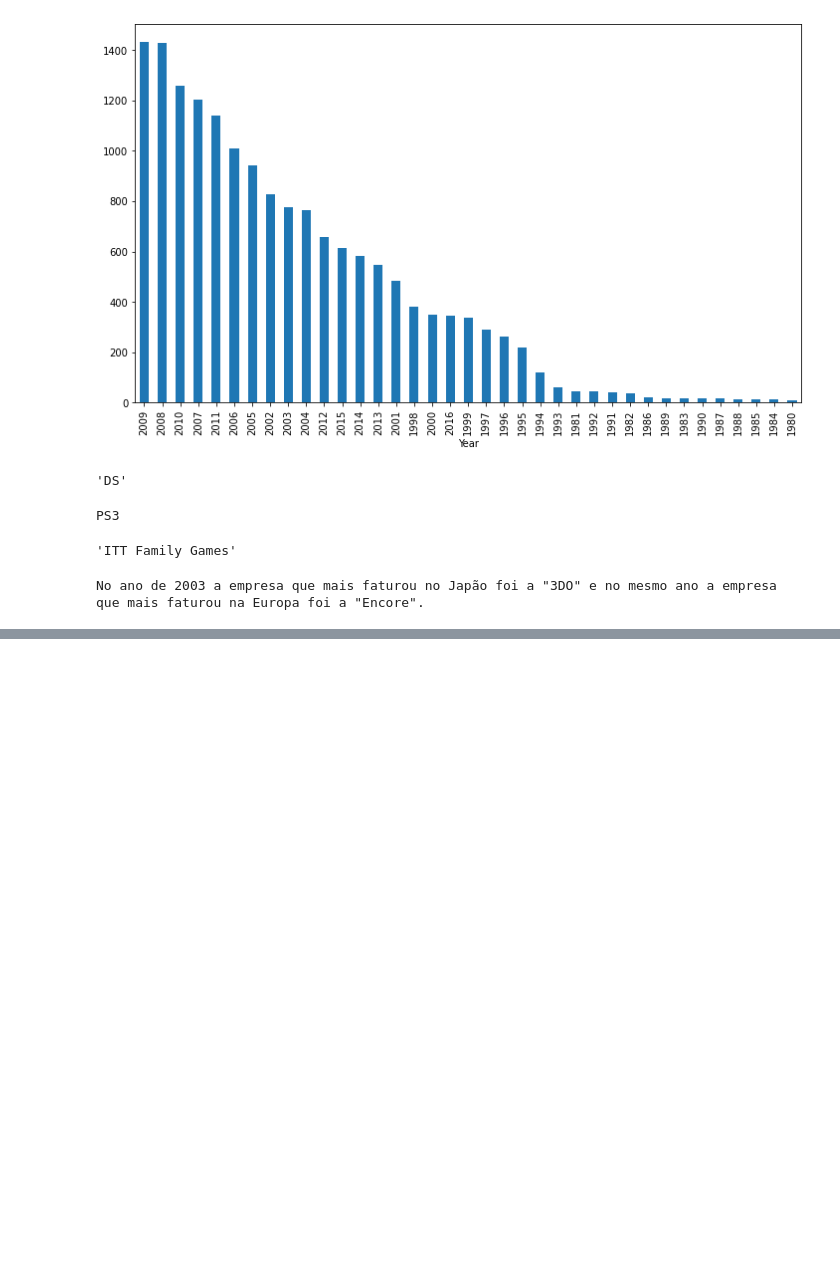
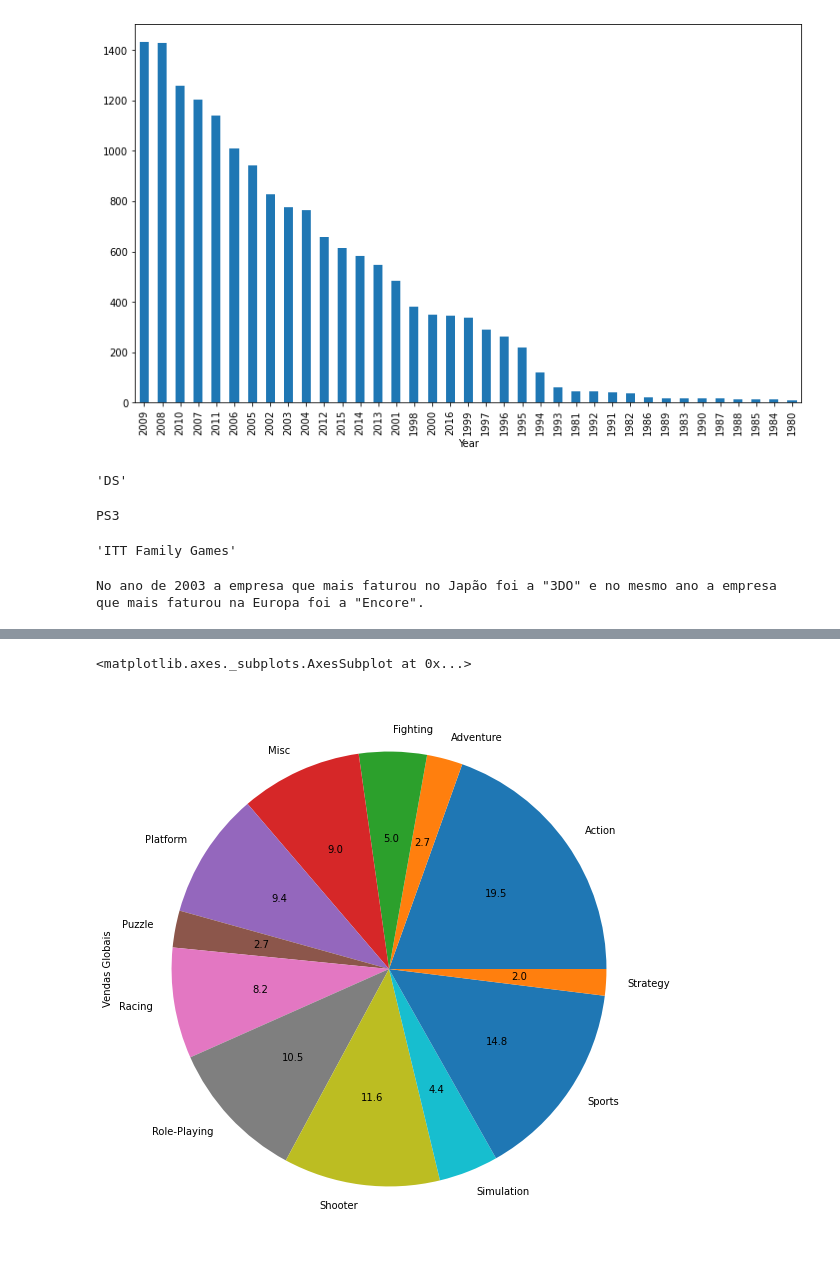
Before and after one commit to AlexsonT/Growdev, a Jupyter notebook: Ex_03.ipynb, the cells around one changed output, grey strips where cells are left out. Cells and saved outputs as stored; diff of their text form; code cells hidden in the pictures; blank space fills up the shorter version.

```diff
--- a/Ex_03.ipynb
+++ b/Ex_03.ipynb
@@ -171,2 +211,11 @@ No ano de 2003 a empresa que mais faturou no Japão foi a "3DO" e no mesmo ano a
 # %%
 # 13)Mostre um gráfico de pizza com o percentual de vendas dos diferentes gêneros de jogos.
+
+new_data= data.groupby('Genre')['Global_Sales'].sum()
+
+new_data.rename('Vendas Globais', inplace=True)
+
+new_data.plot.pie(figsize=(32,10),autopct="%.1f")
+# %% [output]
+<matplotlib.axes._subplots.AxesSubplot at 0x...>
+[figure, added]
```
Also changed, not shown: parts of 2 cells of this notebook.
